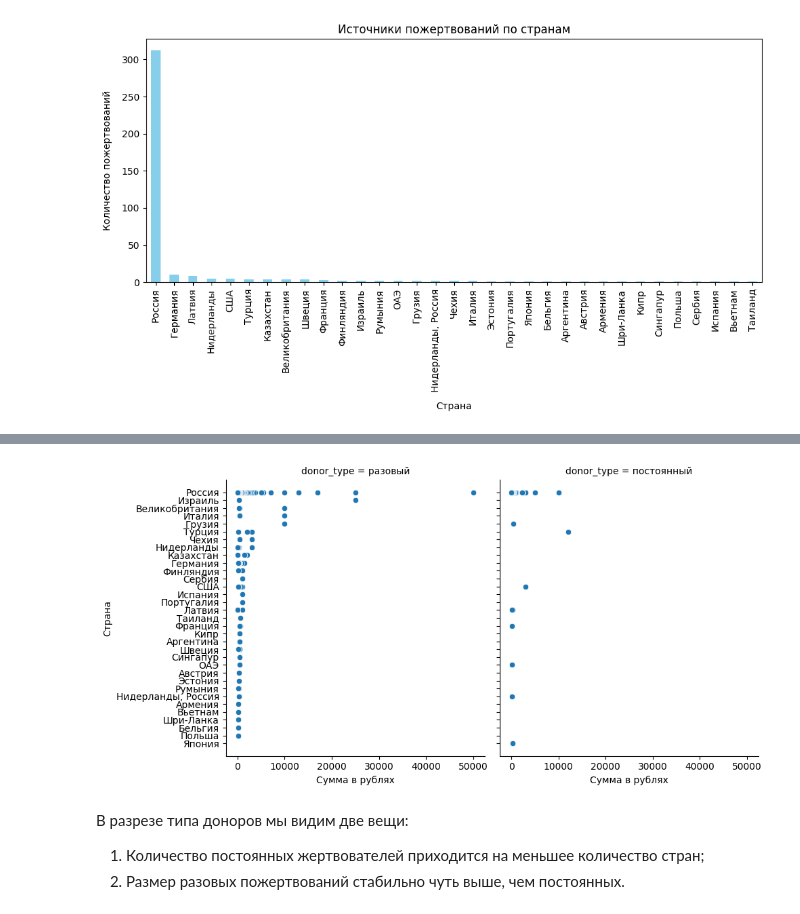
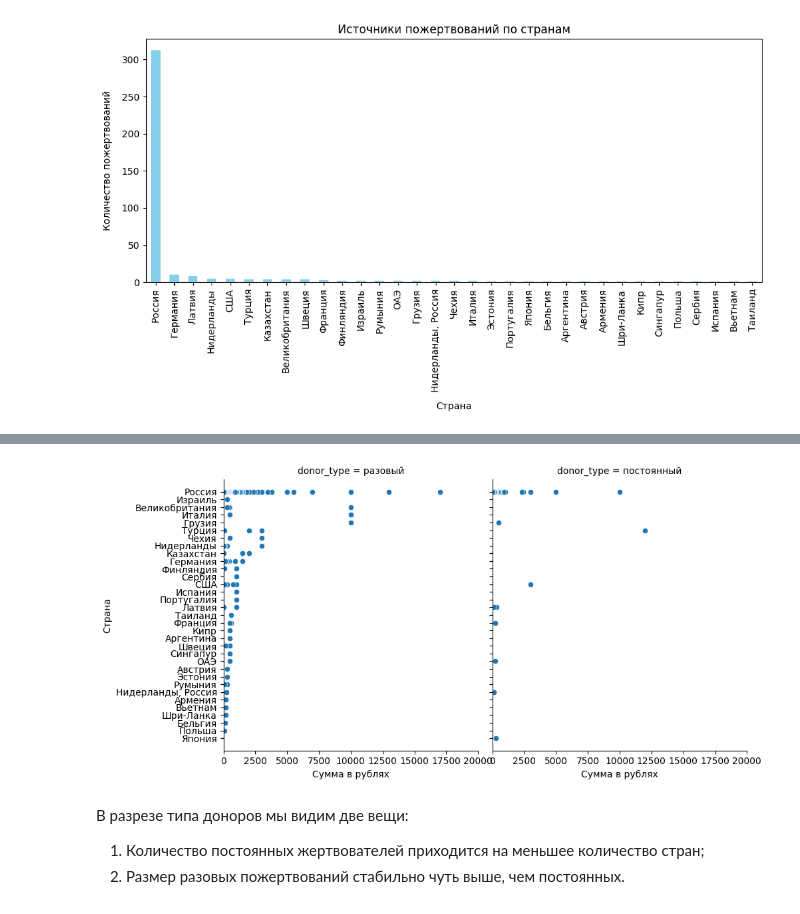
Before and after one commit to KosFr/Pet-projects, a Jupyter notebook: charity_hospital_project/frolov_konstantin_charity_hospital_project.ipynb, the cells around one changed output, grey strips where cells are left out. Saved outputs shown, nothing was run; the diff lists cells and outputs as text; code cells hidden in the pictures.

Commit message:
Add new charts, make a few corrections, change the presentation

```diff
--- a/charity_hospital_project/frolov_konstantin_charity_hospital_project.ipynb
+++ b/charity_hospital_project/frolov_konstantin_charity_hospital_project.ipynb
@@ -47,7 +47,7 @@ url2 = 'https://drive.usercontent.google.com/download?id=1XWv34uLAYS75c3iybDEgyn
 url3 = 'https://drive.usercontent.google.com/download?id=1ky9GWnW2BGcPIx_6Tj86RPRTGN3YE6rB&export=download&authuser=0&confirm=t&uuid=0b3c699e-d883-4907-bc0c-eb3af5482b5e&at=APZUnTUeSBGXVQoZUkJ-tlPxURRg:1697977707274'
 try:
     ads_df = pd.read_csv(url1, sep = ';', skiprows=3)
-    ads_total_df = pd.read_csv(url1, delimiter=';', skiprows=lambda x: x not in [1, 2])
+    ads_total_df = pd.read_csv(url1, sep=';', skiprows=lambda x: x not in [1, 2])
     donors_df = pd.read_excel(url2)
     clients_df = pd.read_excel(url3)
 except Exception as e:
@@ -778,15 +850,15 @@ plt.show()
 # %%
 ax = sns.relplot(
     x='total_amount',
     y='countries',
     data=merged_df.sort_values('total_amount', ascending=False),
     kind='scatter',
     col='donor_type')
 
-ax.set(xlabel='Сумма в рублях', ylabel='Страна')
+ax.set(xlabel='Сумма в рублях', ylabel='Страна', xlim=(0, 20000))
 plt.show()
 # %% [output]
-[figure, old version]
+[figure, new version]
 # %% [markdown]
 В разрезе типа доноров мы видим две вещи:
 1. Количество постоянных жертвователей приходится на меньшее количество стран;
```
Also changed, not shown: parts of 16 cells of this notebook.
